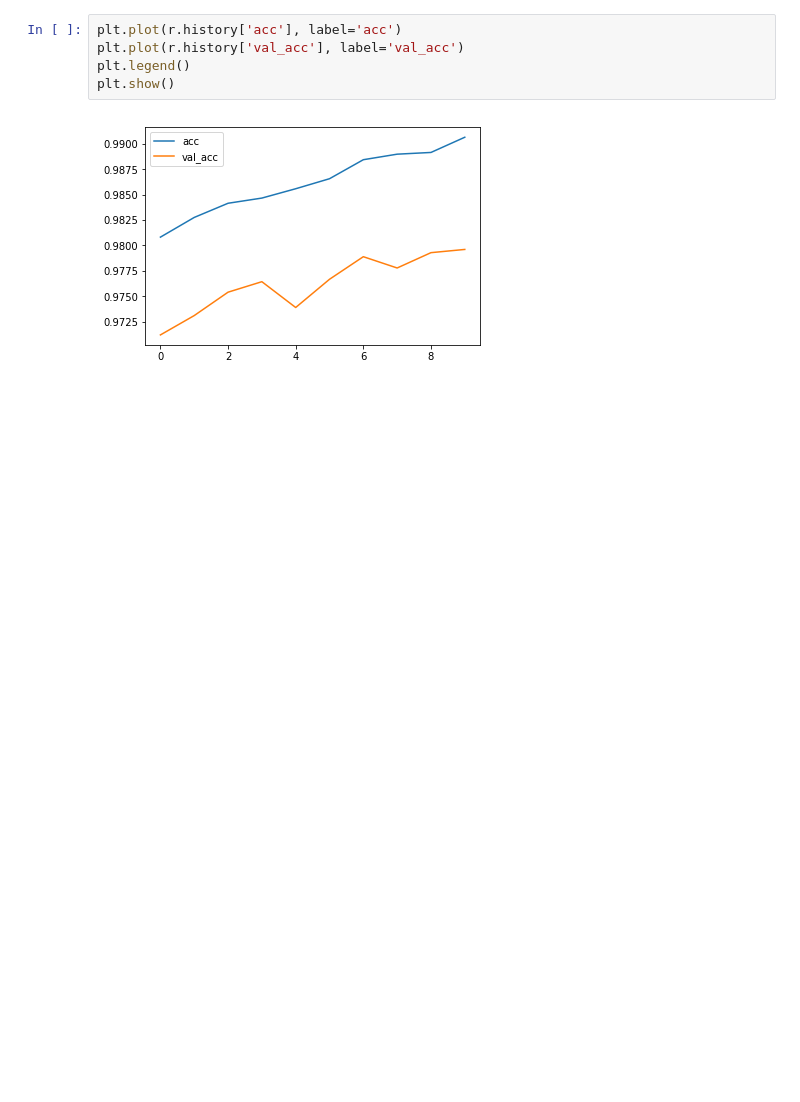
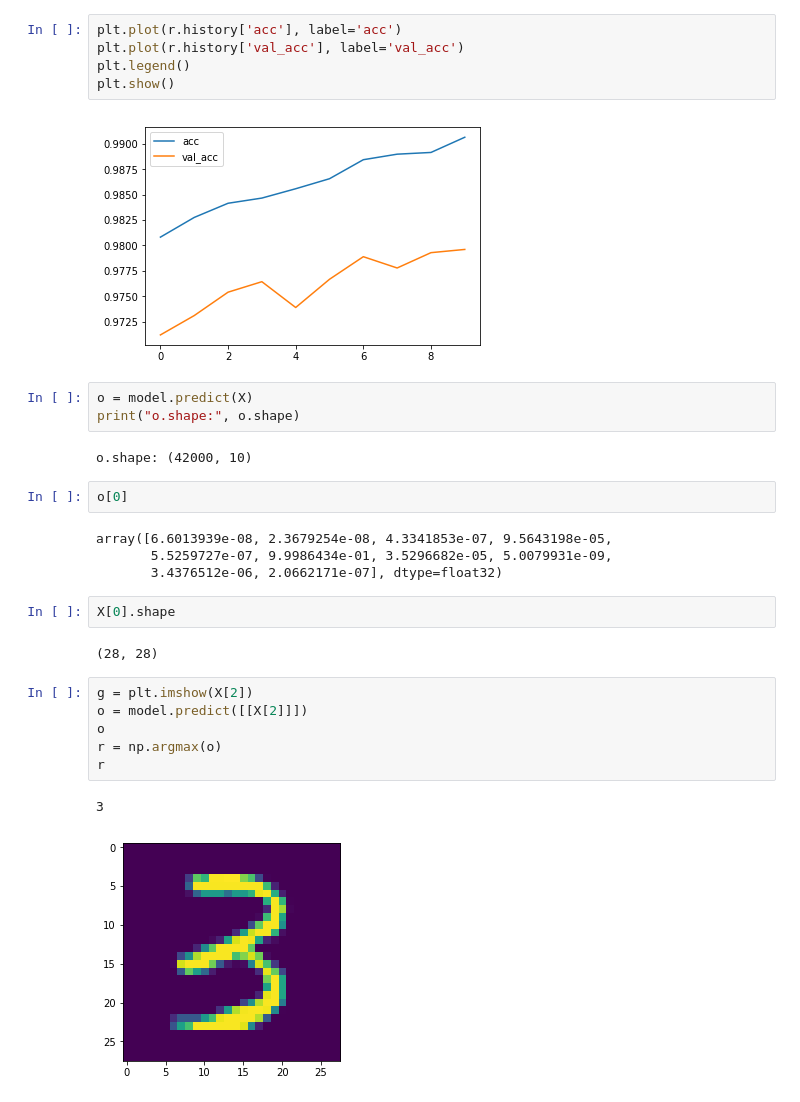
Before and after one commit to ineersa/ml-education, a Jupyter notebook: MNIST with bidirectional LSTM.ipynb, the cells around one changed output. Cells and saved outputs as stored; diff of their text form; blank space fills up the shorter version.

```diff
--- a/MNIST with bidirectional LSTM.ipynb
+++ b/MNIST with bidirectional LSTM.ipynb
@@ -106,3 +106,27 @@ plt.legend()
 plt.show()
 # %% [output]
 [figure]
+# %%
+o = model.predict(X)
+print("o.shape:", o.shape)
+# %% [output]
+o.shape: (42000, 10)
+# %%
+o[0]
+# %% [output]
+array([6.6013939e-08, 2.3679254e-08, 4.3341853e-07, 9.5643198e-05,
+       5.5259727e-07, 9.9986434e-01, 3.5296682e-05, 5.0079931e-09,
+       3.4376512e-06, 2.0662171e-07], dtype=float32)
+# %%
+X[0].shape
+# %% [output]
+(28, 28)
+# %%
+g = plt.imshow(X[2])
+o = model.predict([[X[2]]])
+o
+r = np.argmax(o)
+r
+# %% [output]
+3
+[figure, added]
```
